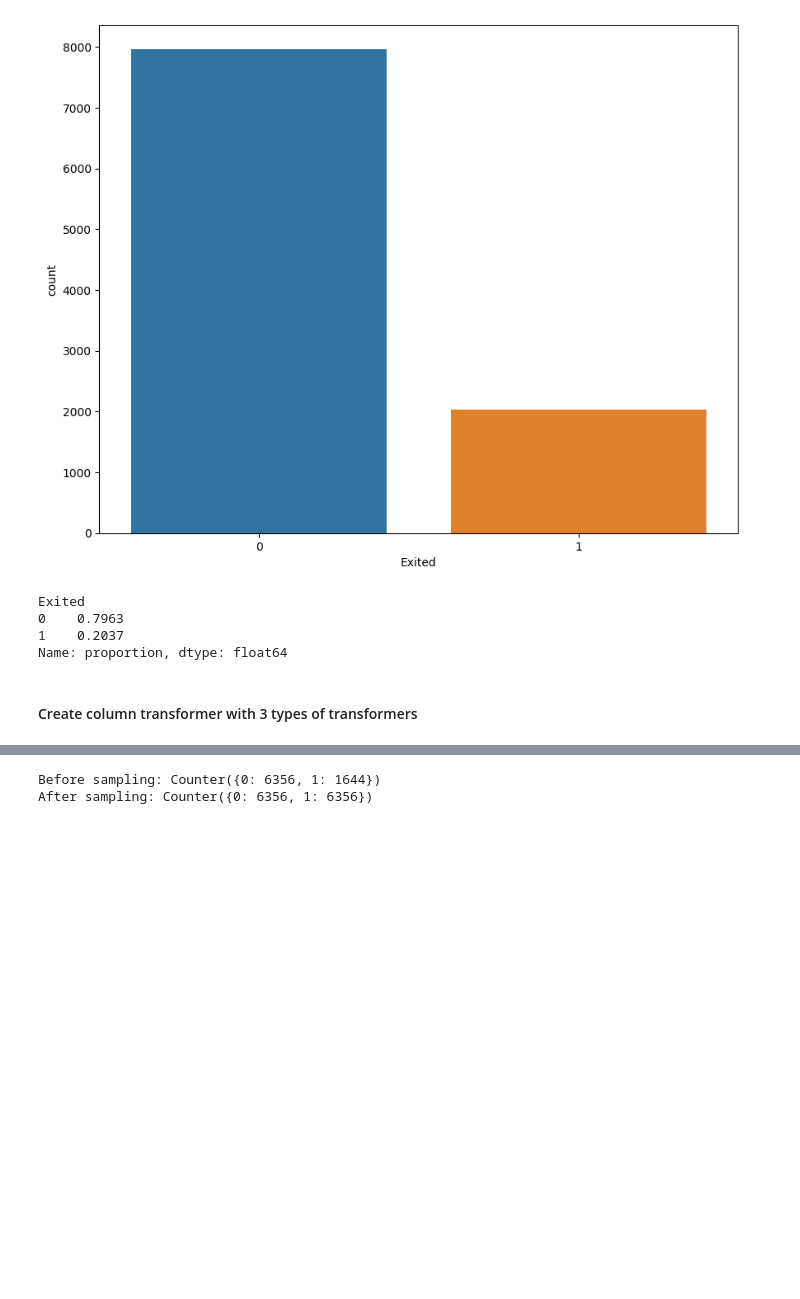
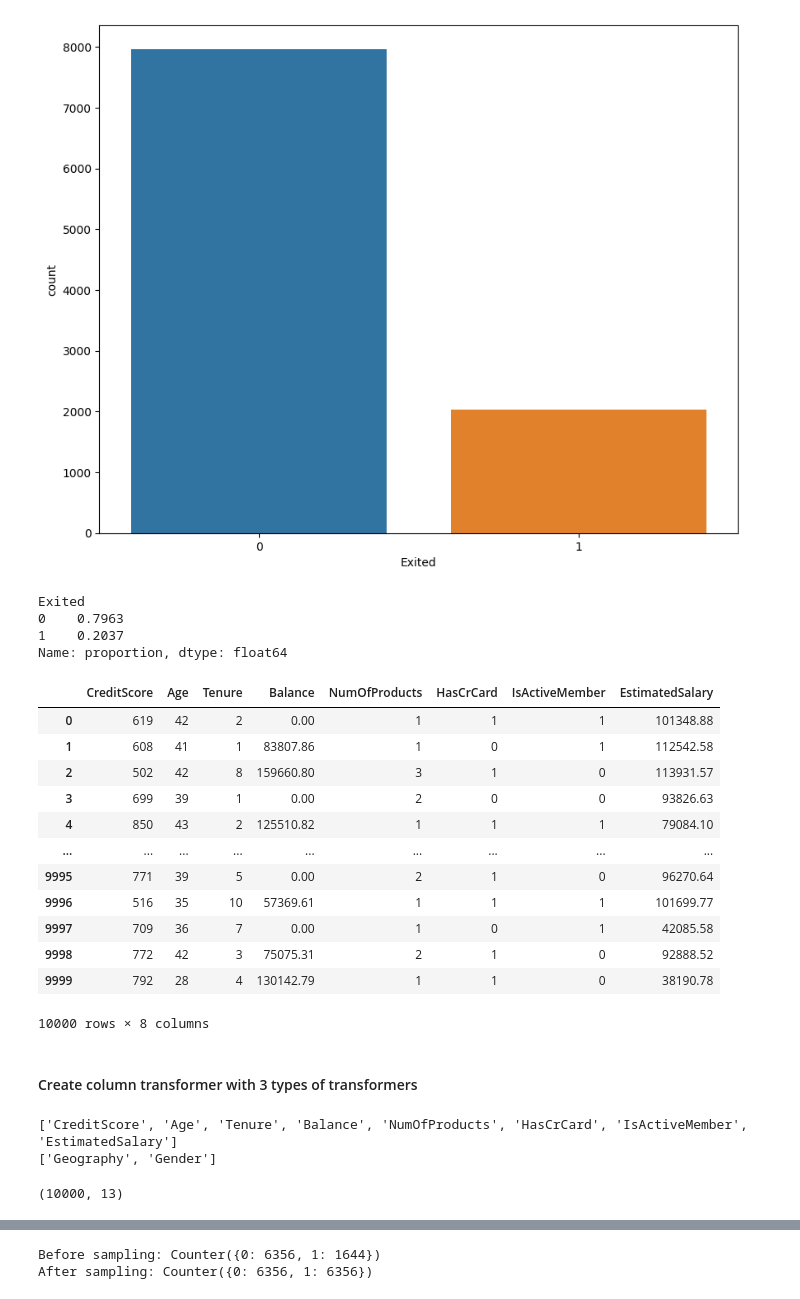
Before and after one commit to karan842/mlops-best-practices, a Jupyter notebook: notebooks/model_training_experiments.ipynb, the cells around one changed output, grey strips where cells are left out. Drawn from its saved outputs; the diff is of its cells as text; code cells hidden in the pictures; blank space fills up the shorter version.

```diff
--- a/notebooks/model_training_experiments.ipynb
+++ b/notebooks/model_training_experiments.ipynb
@@ -87,10 +90,49 @@ def fix_class_imbalance(X,y):
 
     print(f"After sampling: {Counter(y_train_sm)}")
     return X_train_sm, y_train_sm
+# %%
+## flooring and clapping of outliers
+
+def outlier_detection(X):
+    Q1 = X.quantile(0.25)
+    Q3 = X.quantile(0.75)
+    IQR = Q3 - Q1
+    lower_bound = Q1 - 1.5 * IQR
+    upper_bound = Q3 + 1.5 * IQR
+
+    X_outliers = X.copy()
+    X_outliers[X < lower_bound] = Q1
+    X_outliers[X > upper_bound] = Q3
+
+    return X_outliers
 # %%
 ## splitting dataset into indepenedent and dependent variable
 X = df.iloc[:,:-1]
 y = df.iloc[:,-1]
+# %%
+num_features = X.select_dtypes(exclude='object').columns.tolist()
+X[num_features].apply(outlier_detection)
+# %% [output]
+|  | CreditScore | Age | Tenure | Balance | NumOfProducts | HasCrCard | IsActiveMember | EstimatedSalary |
+| 0 | 619 | 42 | 2 | 0.00 | 1 | 1 | 1 | 101348.88 |
+| 1 | 608 | 41 | 1 | 83807.86 | 1 | 0 | 1 | 112542.58 |
+| 2 | 502 | 42 | 8 | 159660.80 | 3 | 1 | 0 | 113931.57 |
+| 3 | 699 | 39 | 1 | 0.00 | 2 | 0 | 0 | 93826.63 |
+| 4 | 850 | 43 | 2 | 125510.82 | 1 | 1 | 1 | 79084.10 |
+| ... | ... | ... | ... | ... | ... | ... | ... | ... |
+| 9995 | 771 | 39 | 5 | 0.00 | 2 | 1 | 0 | 96270.64 |
+| 9996 | 516 | 35 | 10 | 57369.61 | 1 | 1 | 1 | 101699.77 |
+| 9997 | 709 | 36 | 7 | 0.00 | 1 | 0 | 1 | 42085.58 |
+| 9998 | 772 | 42 | 3 | 75075.31 | 2 | 1 | 0 | 92888.52 |
+| 9999 | 792 | 28 | 4 | 130142.79 | 1 | 1 | 0 | 38190.78 |
+10000 rows × 8 columns
 # %% [markdown]
 #### Create column transformer with 3 types of transformers
+# %%
+cat_features = X.select_dtypes(include='object').columns.tolist()
+print(num_features)
+print(cat_features)
+# %% [output]
+['CreditScore', 'Age', 'Tenure', 'Balance', 'NumOfProducts', 'HasCrCard', 'IsActiveMember', 'EstimatedSalary']
+['Geography', 'Gender']
 # %%
@@ -109,5 +163,9 @@ preprocessor = ColumnTransformer(
 # %%
 X = preprocessor.fit_transform(X)
+# %%
+X.shape
+# %% [output]
+(10000, 13)
 # %%
 # Seperated dataset into train and test
 X_train, X_test, y_train, y_test = train_test_split(X,y,test_size=0.2,random_state=42)
```
Also changed, not shown: parts of 11 cells of this notebook, 12 other files.
